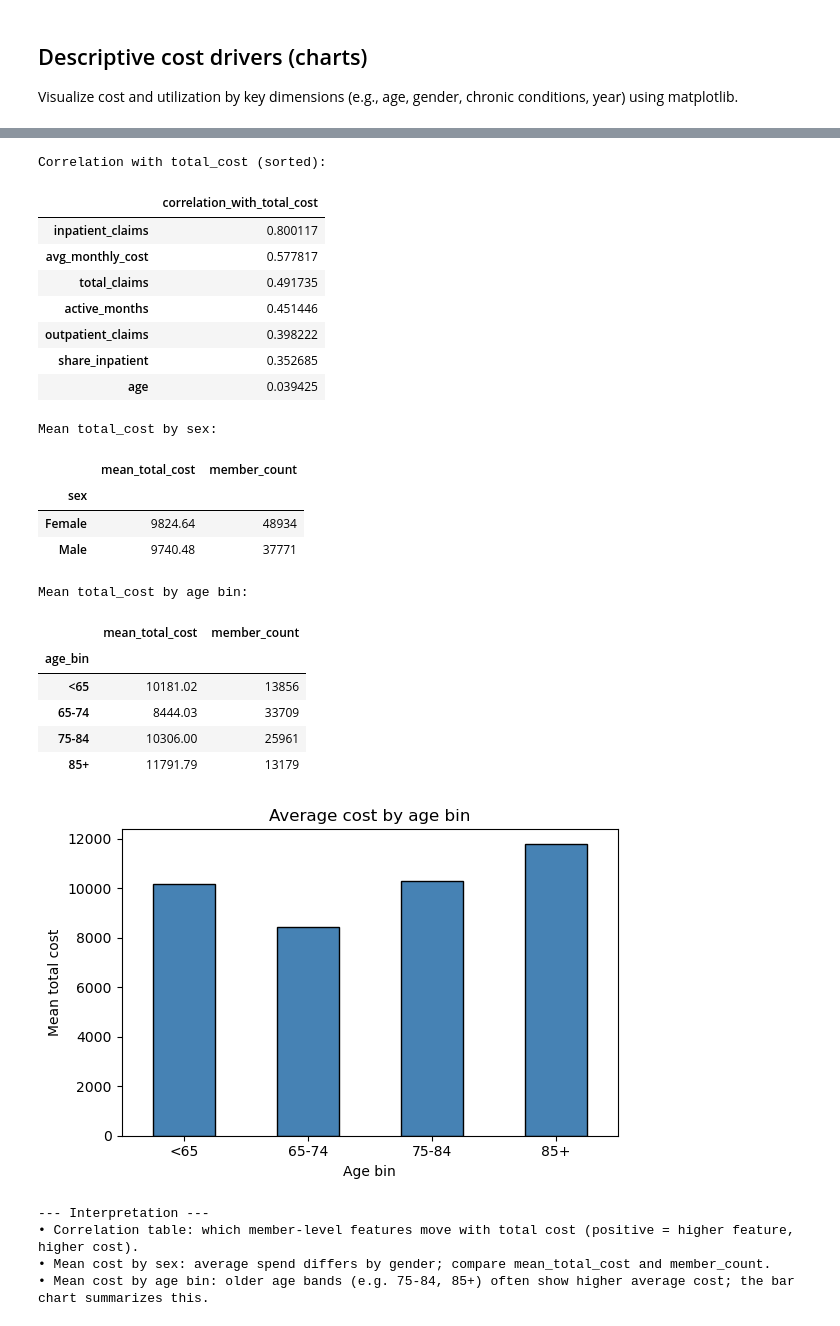
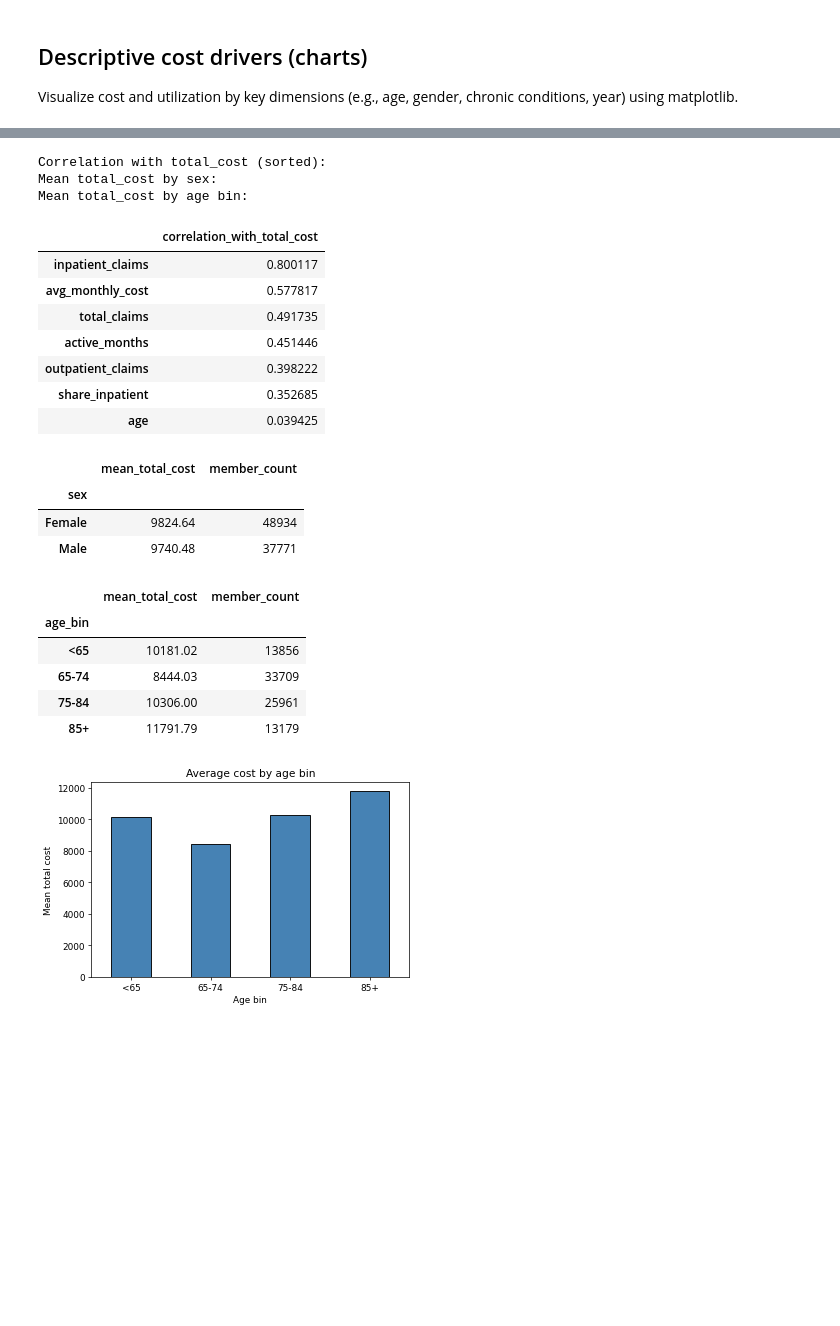
Before and after one commit to anair2163/HealthcareCostDriverAnalysis, a Jupyter notebook: notebooks/claims_cost_driver_analysis.ipynb, the cells around one changed output, grey strips where cells are left out. Drawn from its saved outputs; the diff is of its cells as text; code cells hidden in the pictures; blank space fills up the shorter version.

Commit message:
Clarify synthetic claims findings and denominators

```diff
--- a/notebooks/claims_cost_driver_analysis.ipynb
+++ b/notebooks/claims_cost_driver_analysis.ipynb
@@ -17,7 +15,7 @@ Run all cells in order (Cell → Run All). Dependencies: pandas, numpy, matplotl
 # %% [markdown]
 ## Load data
 # %%
-import os
+from pathlib import Path
 import pandas as pd
 import numpy as np
 import matplotlib.pyplot as plt
@@ -29,37 +27,26 @@ def parse_yyyymmdd(series):
     s = series.astype(str).str.strip().str.replace(r'\.0$', '', regex=True)
     return pd.to_datetime(s, format="%Y%m%d", errors="coerce")
 
-PROJECT_ROOT = "/Users/ahannair/Desktop/HealthcareCostDriverAnalysis"
-DATA_DIR = os.path.join(PROJECT_ROOT, "data", "raw")
+root = Path.cwd()
+if not (root / "data" / "raw").is_dir():
+    root = root.parent
+DATA_DIR = root / "data" / "raw"
 
-print("PROJECT_ROOT:", PROJECT_ROOT)
-print("DATA_DIR:", DATA_DIR)
-print("DATA_DIR exists?:", os.path.exists(DATA_DIR))
-print("Files in DATA_DIR:", os.listdir(DATA_DIR))
 
 df_beneficiary = pd.read_csv(
-    os.path.join(DATA_DIR, "DE1_0_2008_Beneficiary_Summary_File_Sample_1.csv")
+    DATA_DIR / "DE1_0_2008_Beneficiary_Summary_File_Sample_1.csv"
 )
 
 df_inpatient = pd.read_csv(
-    os.path.join(DATA_DIR, "DE1_0_2008_to_2010_Inpatient_Claims_Sample_1.csv")
+    DATA_DIR / "DE1_0_2008_to_2010_Inpatient_Claims_Sample_1.csv"
 )
 
 df_outpatient = pd.read_csv(
-    os.path.join(DATA_DIR, "DE1_0_2008_to_2010_Outpatient_Claims_Sample_1.csv")
+    DATA_DIR / "DE1_0_2008_to_2010_Outpatient_Claims_Sample_1.csv", low_memory=False
 )
 
 print("Shapes:")
 print("Beneficiary:", df_beneficiary.shape)
 print("Inpatient:", df_inpatient.shape)
 print("Outpatient:", df_outpatient.shape)
-
-print("\n--- Beneficiary head() ---")
-display(df_beneficiary.head())
-
-print("\n--- Inpatient head() ---")
-display(df_inpatient.head())
-
-print("\n--- Outpatient head() ---")
-display(df_outpatient.head())
 # %% [output]
@@ -695,45 +653,33 @@ if features_df["age"].notna().any():
     mean_by_age["mean_total_cost"].plot(kind="bar", ax=ax, color="steelblue", edgecolor="black")
     ax.set_xlabel("Age bin")
     ax.set_ylabel("Mean total cost")
     ax.set_title("Average cost by age bin")
     ax.tick_params(axis="x", rotation=0)
     plt.tight_layout()
     plt.show()
 else:
     mean_by_age = None
     print("Birth date or age could not be computed; skipping age bins and plot.")
-
-# --- Plain-English interpretation ---
-print("\n--- Interpretation ---")
-print("• Correlation table: which member-level features move with total cost (positive = higher feature, higher cost).")
-if mean_by_sex is not None:
-    print("• Mean cost by sex: average spend differs by gender; compare mean_total_cost and member_count.")
-if mean_by_age is not None:
-    print("• Mean cost by age bin: older age bands (e.g. 75-84, 85+) often show higher average cost; the bar chart summarizes this.")
 # %% [output]
 Correlation with total_cost (sorted):
+Mean total_cost by sex:
+Mean total_cost by age bin:
 |  | correlation_with_total_cost |
 | inpatient_claims | 0.800117 |
 | avg_monthly_cost | 0.577817 |
 | total_claims | 0.491735 |
 | active_months | 0.451446 |
 | outpatient_claims | 0.398222 |
 | share_inpatient | 0.352685 |
 | age | 0.039425 |
-Mean total_cost by sex:
 |  | mean_total_cost | member_count |
 | sex |  |  |
 | Female | 9824.64 | 48934 |
 | Male | 9740.48 | 37771 |
-Mean total_cost by age bin:
 |  | mean_total_cost | member_count |
 | age_bin |  |  |
 | <65 | 10181.02 | 13856 |
 | 65-74 | 8444.03 | 33709 |
 | 75-84 | 10306.00 | 25961 |
 | 85+ | 11791.79 | 13179 |
-[figure, old version]
+[figure, new version]
---- Interpretation ---
-• Correlation table: which member-level features move with total cost (positive = higher feature, higher cost).
-• Mean cost by sex: average spend differs by gender; compare mean_total_cost and member_count.
-• Mean cost by age bin: older age bands (e.g. 75-84, 85+) often show higher average cost; the bar chart summarizes this.
```
Also changed, not shown: parts of 17 cells of this notebook, 1 other file.
